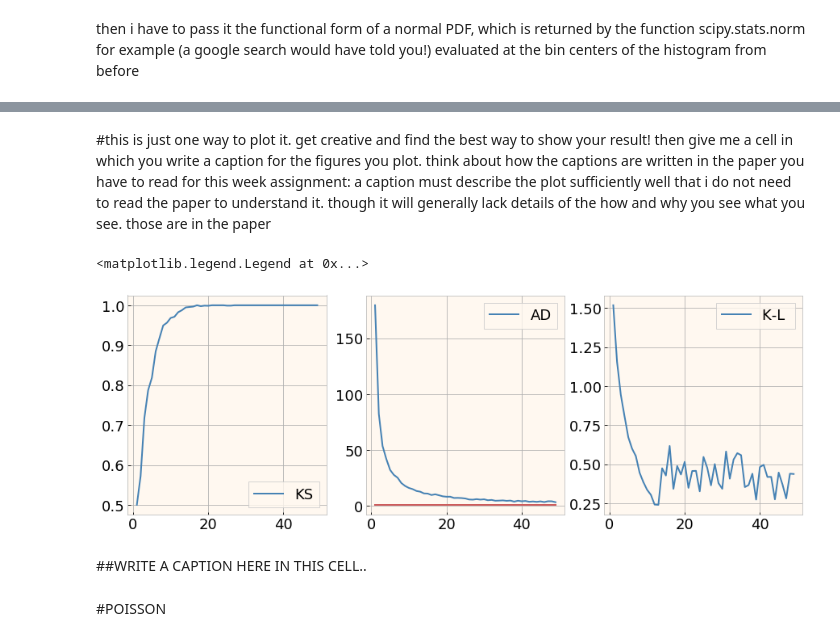
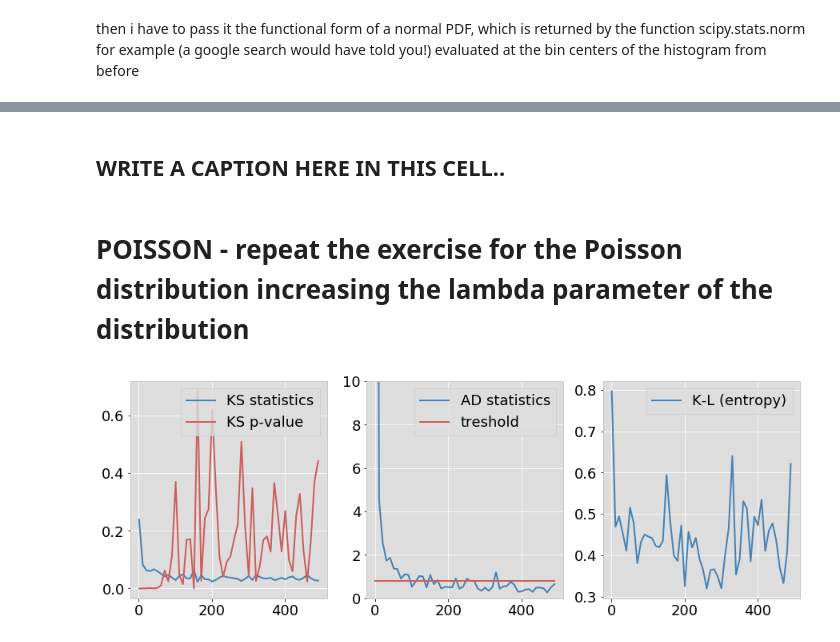
Before and after one commit to fedhere/UInotebooks, a Jupyter notebook: oh_my_goodness_of_fit.ipynb, the cells around one changed output, grey strips where cells are left out. Drawn from its saved outputs; the diff is of its cells as text; code cells hidden in the pictures.

```diff
--- a/oh_my_goodness_of_fit.ipynb
+++ b/oh_my_goodness_of_fit.ipynb
@@ -125,0 +195,18 @@ poisson on normal 0.00852248114079
+# %%
+# to store the data i am generating an empty array of the size of the values of n i want to test.
+# i do that with np.zeros which takes the length of the array as argument,
+# and the data type as optional argument, but default is float, which is fine by me,
+# so i do not need any argument other then the lenght
+narray = range(1,500,10)
+ks_p_b = np.zeros(len(narray)) # the returned p-value
+ks_s_b = np.zeros(len(narray)) # the value of the statistics
+ad_b = np.zeros(len(narray))
+kl_b = np.zeros(len(narray))
+
+#then i put the tests in a for loop so that i can generate a distribution for given parameters once,
+#and run all tests against it
+#now the valus that i want to plot depends on how i intend to describe the plot, and viceversa.
+
+#here is one way to plot it, knowing the values i get for the tests when
+#i throw in a poisson distribution with low l and compare it with a gaussian and
+#assuming that that is a vary bad match
@@ -126,9 +266,14 @@ poisson on normal 0.00852248114079
+# %% [markdown]
+## WRITE A CAPTION HERE IN THIS CELL..
+# %% [markdown]
+# POISSON - repeat the exercise for the Poisson distribution increasing the lambda parameter of the distribution
 # %%
 
 
 #to store the data i am generating an empty array of the size of the values of n i want to test. i do that with np.zeros which takes the length of the array as argument, and the data type as optional argument, but default is float, which is fine by me, so i do not need any argument other then the lenght
-narray = range(1,50,1)
-ks_b = np.zeros(len(narray))
+narray = range(1,500,10)
+ks_p_b = np.zeros(len(narray)) # the returned p-value
+ks_s_b = np.zeros(len(narray)) # the value of the statistics
 ad_b = np.zeros(len(narray))
 kl_b = np.zeros(len(narray))
 chi2_b = np.zeros(len(narray))
@@ -142,11 +287,11 @@ chi2_b = np.zeros(len(narray))
 #assuming that that is a vary bad match
 
 for i,n in enumerate(narray):
-    p=0.1 #parameter for the binomial, my arbitrary choice
     #generate the distribution
-    dist = np.random.binomial(n, 0.5, 1000)
+    dist = (np.random.poisson(n, 1000) - n ) / np.sqrt(n)
     #run the tests.
-    ks_b[i] = scipy.stats.kstest(dist,'norm')[0]
+    ks_s_b[i] = scipy.stats.kstest(dist,'norm')[0]
+    ks_p_b[i] = scipy.stats.kstest(dist,'norm')[1]
     #print scipy.stats.kstest(dist,'norm')
     #print scipy.stats.anderson(dist, dist='norm')
     ad_b[i] = scipy.stats.anderson(dist, dist='norm')[0]
@@ -162,31 +307,22 @@ for i,n in enumerate(narray):
     #    pl.hist(dist, bins=mybins)
     #    pl.plot(bincenters, scipy.stats.norm.pdf(bincenters)*1000)
     kl_b [i] =  scipy.stats.entropy(np.histogram(dist, bins=mybins)[0], scipy.stats.norm.pdf(bincenters)+n)
-# %% [markdown]
-#this is just one way to plot it. get creative and find the best way to show your result!
-then give me a cell in which you write a caption for the figures you plot. think about how the captions are written in the paper  you have to read for this week assignment: a caption must describe the plot sufficiently well that i do not need to read the paper to understand it. though it will generally lack details of the how and why you see what you see. those are in the paper
 # %%
-
 fig = pl.figure(figsize = (15,5))
 fig.add_subplot(131)
-pl.plot(narray, ks_b, label='KS')
+pl.plot(narray, ks_s_b, label='KS statistics')
+pl.plot(narray, ks_p_b, label='KS p-value')
 pl.legend()
 
 fig.add_subplot(132)
-pl.plot(narray, ad_b,  label='AD')
-pl.plot([narray[0], narray[-1]],[threshold, threshold])
-pl.plot()
-pl.plot()
+pl.plot(narray, ad_b,  label='AD statistics')
+pl.plot([narray[0], narray[-1]],[threshold, threshold], label="treshold")
+pl.ylim(0,10) #limit the y range or you cannot see the relevant part
 pl.legend()
 
 fig.add_subplot(133)
-pl.plot(narray, kl_b, label='K-L ')
+pl.plot(narray, kl_b, label='K-L (entropy)')
 
-pl.legend()
+pl.legend();
 # %% [output]
-<matplotlib.legend.Legend at 0x...>
-[figure, old version]
+[figure, new version]
-# %% [markdown]
-##WRITE A CAPTION HERE IN THIS CELL..
-# %% [markdown]
-#POISSON
```
Also changed, not shown: parts of 26 cells of this notebook.
